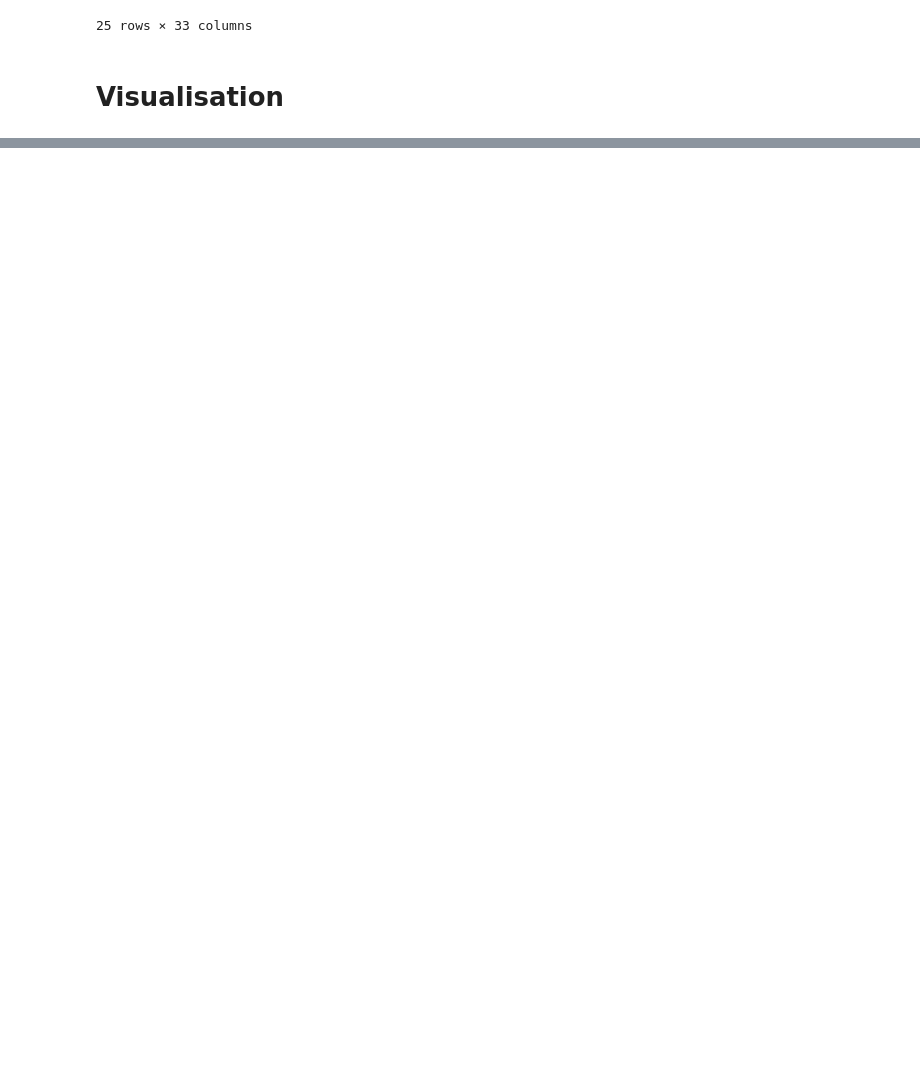
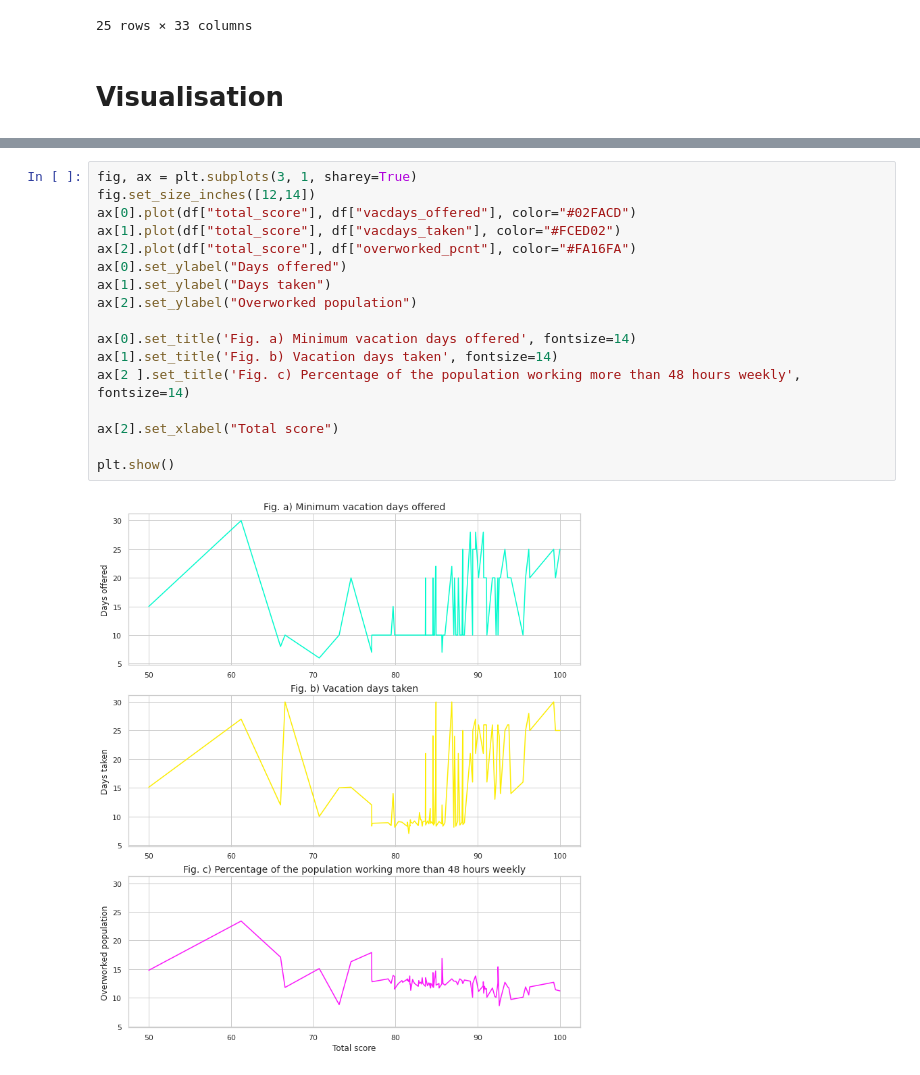
Before and after one commit to oheag2/UCDPA_GillianOHea, a Jupyter notebook: GillianOHea_FinalProject.ipynb, the cells around one changed output, grey strips where cells are left out. Saved outputs shown, nothing was run; the diff lists cells and outputs as text; blank space fills up the shorter version.

```diff
--- a/GillianOHea_FinalProject.ipynb
+++ b/GillianOHea_FinalProject.ipynb
@@ -611,0 +492,19 @@ plt.xticks([50, 55, 60, 65, 70, 75, 80, 85, 90, 95, 100])
+# %%
+fig, ax = plt.subplots(3, 1, sharey=True)
+fig.set_size_inches([12,14])
+ax[0].plot(df["total_score"], df["vacdays_offered"], color="#02FACD")
+ax[1].plot(df["total_score"], df["vacdays_taken"], color="#FCED02")
+ax[2].plot(df["total_score"], df["overworked_pcnt"], color="#FA16FA")
+ax[0].set_ylabel("Days offered")
+ax[1].set_ylabel("Days taken")
+ax[2].set_ylabel("Overworked population")
+
+ax[0].set_title('Fig. a) Minimum vacation days offered', fontsize=14)
+ax[1].set_title('Fig. b) Vacation days taken', fontsize=14)
+ax[2 ].set_title('Fig. c) Percentage of the population working more than 48 hours weekly', fontsize=14)
+
+ax[2].set_xlabel("Total score")
+
+plt.show()
+# %% [output]
+[figure, added]
```
Also changed, not shown: parts of 39 cells of this notebook.
